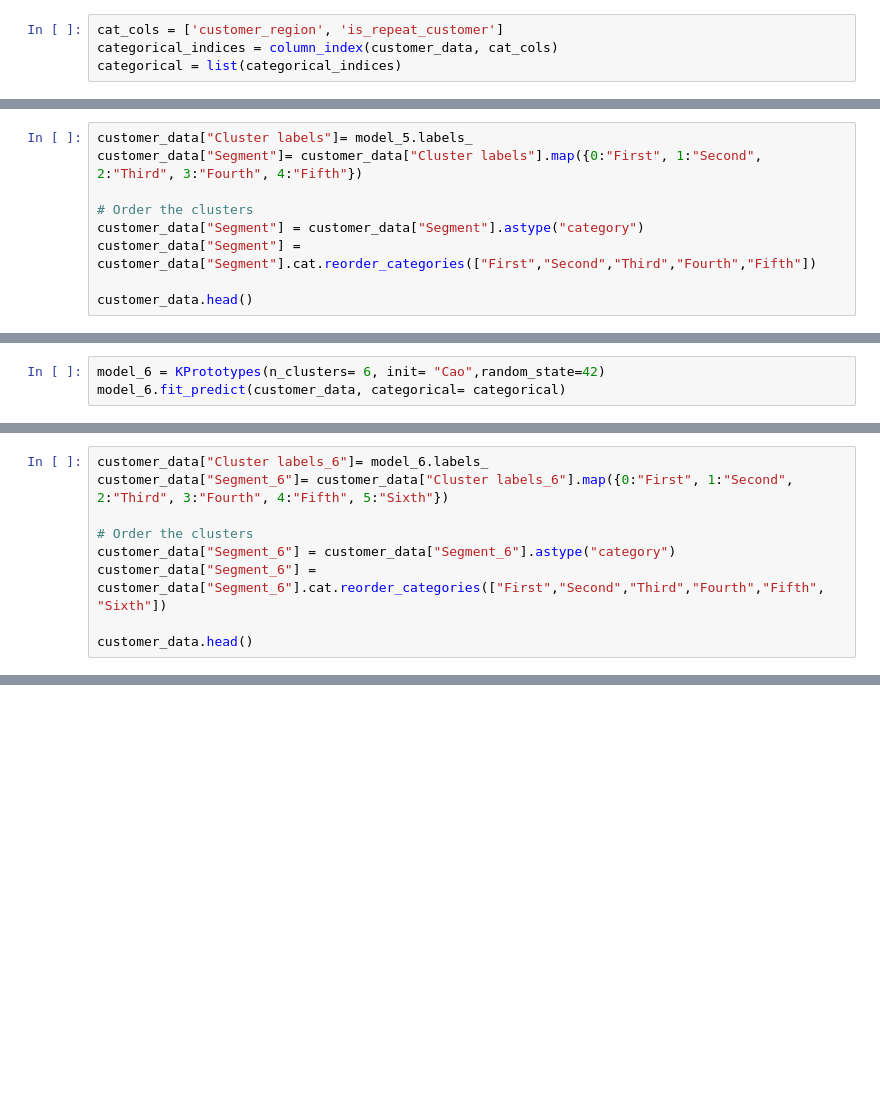
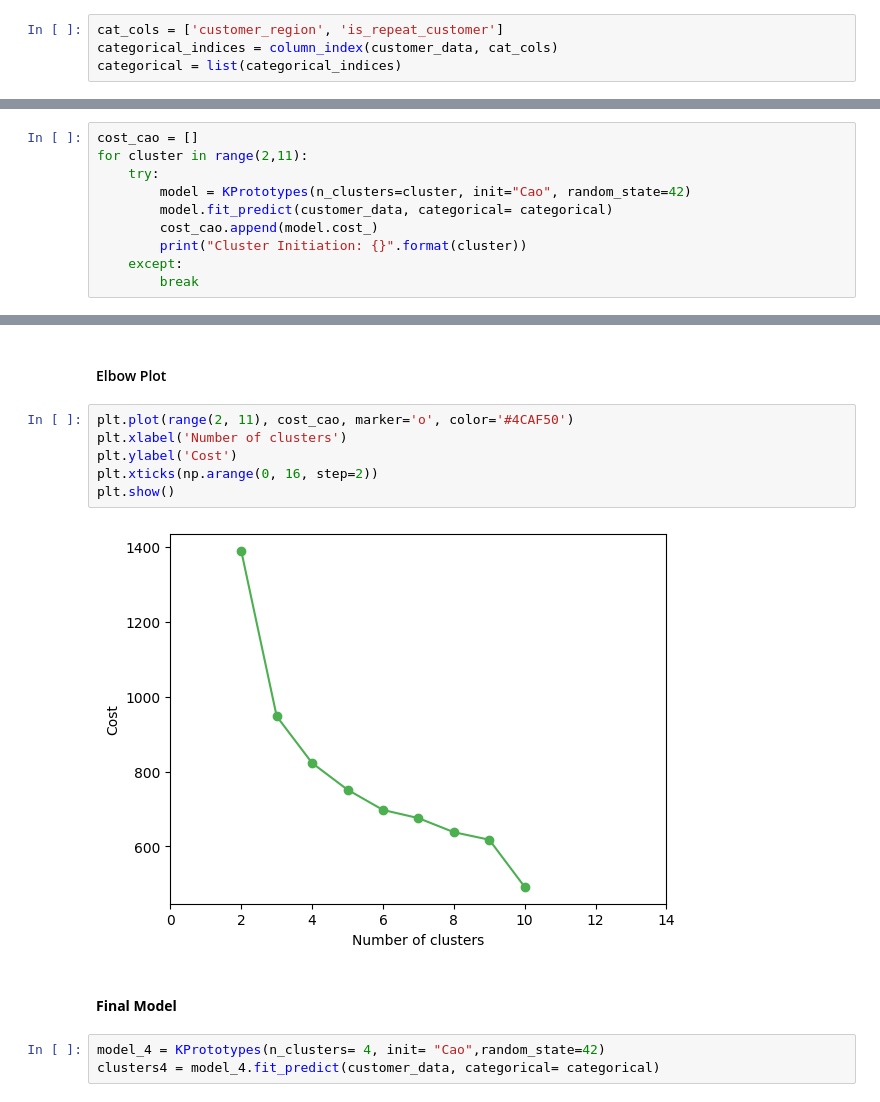
Before and after one commit to antoniooliveira03/data_mining, a Jupyter notebook: DM2425_Part2_77_03.ipynb, the cells around one changed output, grey strips where cells are left out. Saved outputs shown, nothing was run; the diff lists cells and outputs as text; blank space fills up the shorter version.

```diff
--- a/DM2425_Part2_77_03.ipynb
+++ b/DM2425_Part2_77_03.ipynb
@@ -224,9 +188,0 @@ array([['0.14994749562465373', '4.0', '8670', '1'],
-# %%
-customer_data["Cluster labels"]= model_5.labels_
-customer_data["Segment"]= customer_data["Cluster labels"].map({0:"First", 1:"Second", 2:"Third", 3:"Fourth", 4:"Fifth"})
-
-# Order the clusters
-customer_data["Segment"] = customer_data["Segment"].astype("category")
-customer_data["Segment"] = customer_data["Segment"].cat.reorder_categories(["First","Second","Third","Fourth","Fifth"])
-
-customer_data.head()
@@ -313,3 +188,0 @@ K = 6
-# %%
-model_6 = KPrototypes(n_clusters= 6, init= "Cao",random_state=42)
-model_6.fit_predict(customer_data, categorical= categorical)
@@ -318,9 +188,0 @@ array([3, 4, 1, ..., 4, 0, 1], dtype=uint16)
-# %%
-customer_data["Cluster labels_6"]= model_6.labels_
-customer_data["Segment_6"]= customer_data["Cluster labels_6"].map({0:"First", 1:"Second", 2:"Third", 3:"Fourth", 4:"Fifth", 5:"Sixth"})
-
-# Order the clusters
-customer_data["Segment_6"] = customer_data["Segment_6"].astype("category")
-customer_data["Segment_6"] = customer_data["Segment_6"].cat.reorder_categories(["First","Second","Third","Fourth","Fifth", "Sixth"])
-
-customer_data.head()
@@ -451,0 +189,10 @@ Error:
+# %%
+cost_cao = []
+for cluster in range(2,11):
+    try:
+        model = KPrototypes(n_clusters=cluster, init="Cao", random_state=42)
+        model.fit_predict(customer_data, categorical= categorical)
+        cost_cao.append(model.cost_)
+        print("Cluster Initiation: {}".format(cluster))
+    except:
+        break
@@ -451,0 +223,17 @@ Error:
+# %% [markdown]
+#### Elbow Plot
+# %%
+plt.plot(range(2, 11), cost_cao, marker='o', color='#4CAF50')
+plt.xlabel('Number of clusters')
+plt.ylabel('Cost')
+plt.xticks(np.arange(0, 16, step=2))
+plt.show()
+# %% [output]
+[figure, added]
+# %% [markdown]
+<br>
+
+**Final Model**
+# %%
+model_4 = KPrototypes(n_clusters= 4, init= "Cao",random_state=42)
+clusters4 = model_4.fit_predict(customer_data, categorical= categorical)
```
Also changed, not shown: parts of 56 cells of this notebook.
